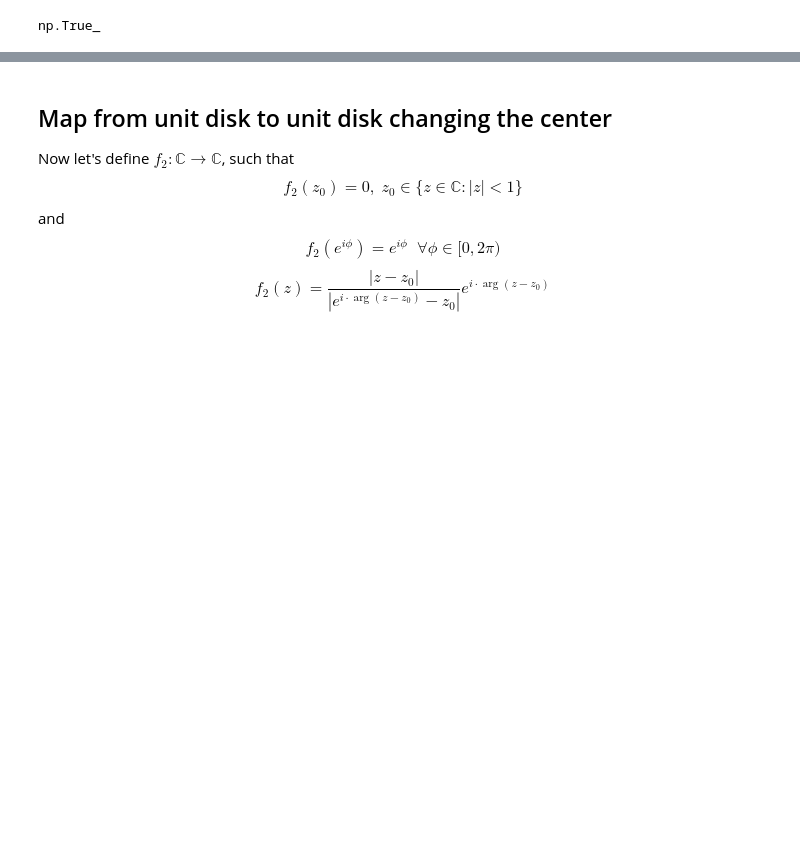
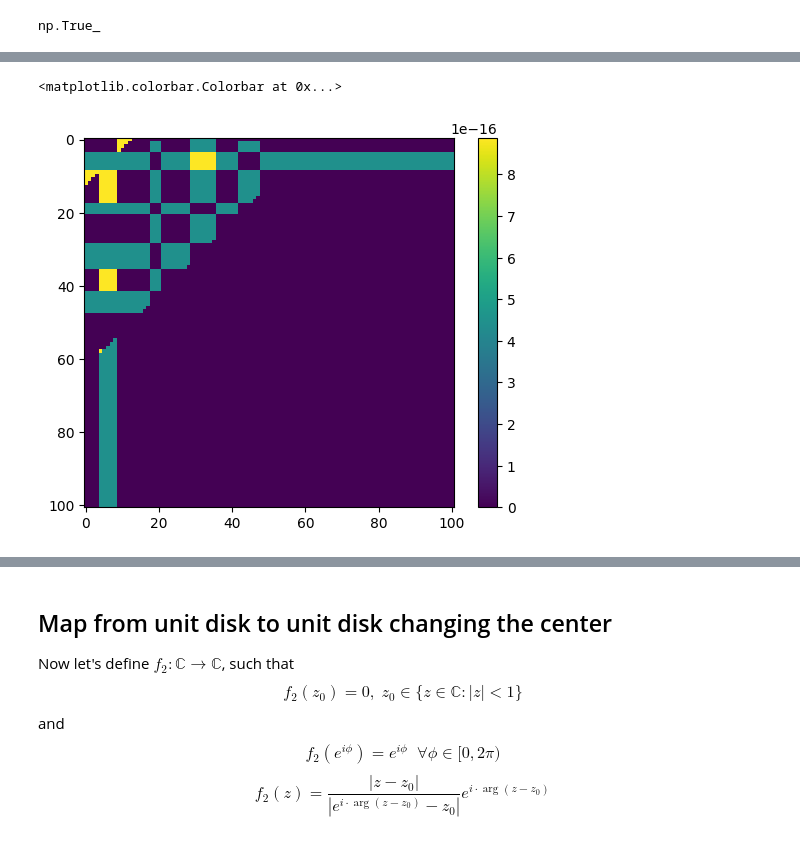
Before and after one commit to zimfv/depth-poset, a Jupyter notebook: notebooks/Map Disk.ipynb, the cells around one changed output, grey strips where cells are left out. Saved outputs shown, nothing was run; the diff lists cells and outputs as text; code cells hidden in the pictures; blank space fills up the shorter version.

```diff
--- a/notebooks/Map Disk.ipynb
+++ b/notebooks/Map Disk.ipynb
@@ -154,3 +209,9 @@ np.True_
+# %%
+sm = plt.imshow(np.abs(get_triangle_representation(z0, 0+1j, 1+0j, 0+0j) @ np.array([0+1j, 1+0j, 0+0j]) - z0))
+plt.colorbar(sm, ax=plt.gca())
+# %% [output]
+<matplotlib.colorbar.Colorbar at 0x...>
+[figure, added]
 # %% [markdown]
 ### Map from Triangle to a Disk Segment
 
```
Also changed, not shown: parts of 17 cells of this notebook.
